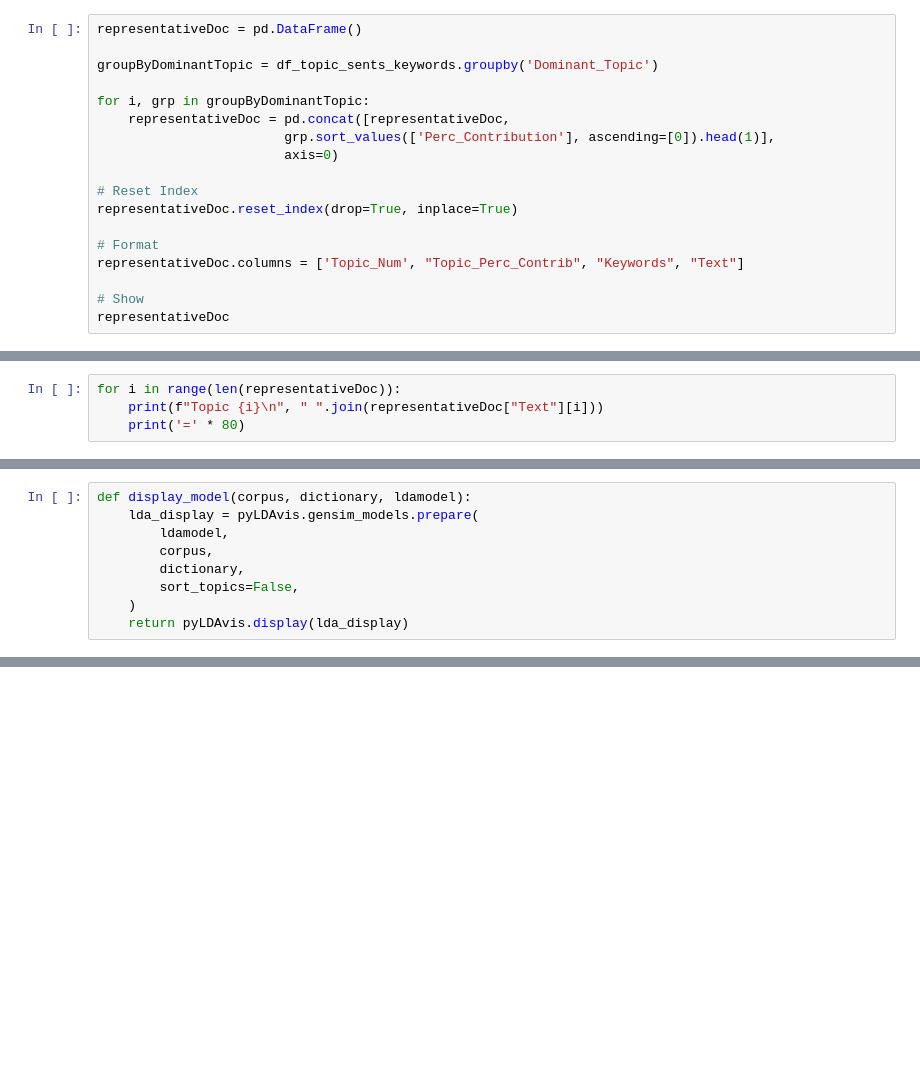
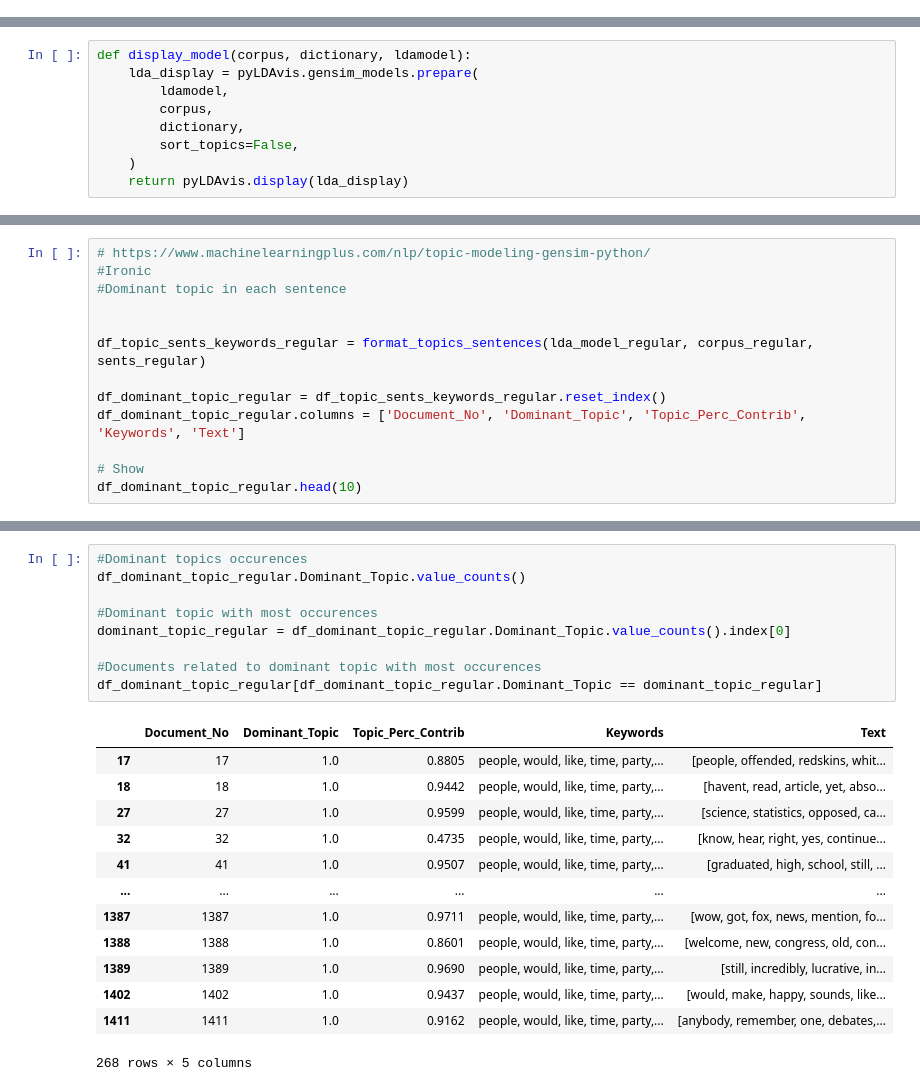
Before and after one commit to andrekwr/Exploratory-Analysis-Ironic-Sentences, a Jupyter notebook: main.ipynb, the cells around one changed output, grey strips where cells are left out. Drawn from its saved outputs; the diff is of its cells as text; blank space fills up the shorter version.

```diff
--- a/main.ipynb
+++ b/main.ipynb
@@ -184,18 +134,0 @@ df_dominant_topic.head(10)
-# %%
-representativeDoc = pd.DataFrame()
-
-groupByDominantTopic = df_topic_sents_keywords.groupby('Dominant_Topic')
-
-for i, grp in groupByDominantTopic:
-    representativeDoc = pd.concat([representativeDoc,
-                        grp.sort_values(['Perc_Contribution'], ascending=[0]).head(1)],
-                        axis=0)
-
-# Reset Index
-representativeDoc.reset_index(drop=True, inplace=True)
-
-# Format
-representativeDoc.columns = ['Topic_Num', "Topic_Perc_Contrib", "Keywords", "Text"]
-
-# Show
-representativeDoc
@@ -210,4 +134,0 @@ representativeDoc
-# %%
-for i in range(len(representativeDoc)):
-    print(f"Topic {i}\n", " ".join(representativeDoc["Text"][i]))
-    print('=' * 80)
@@ -271,0 +343,13 @@ display_model(corpus_regular, dictionary_regular, lda_model_regular)
+# %%
+# https://www.machinelearningplus.com/nlp/topic-modeling-gensim-python/
+#Ironic
+#Dominant topic in each sentence
+
+
+df_topic_sents_keywords_regular = format_topics_sentences(lda_model_regular, corpus_regular, sents_regular)
+
+df_dominant_topic_regular = df_topic_sents_keywords_regular.reset_index()
+df_dominant_topic_regular.columns = ['Document_No', 'Dominant_Topic', 'Topic_Perc_Contrib', 'Keywords', 'Text']
+
+# Show
+df_dominant_topic_regular.head(10)
@@ -271,0 +368,23 @@ display_model(corpus_regular, dictionary_regular, lda_model_regular)
+# %%
+#Dominant topics occurences
+df_dominant_topic_regular.Dominant_Topic.value_counts()
+
+#Dominant topic with most occurences
+dominant_topic_regular = df_dominant_topic_regular.Dominant_Topic.value_counts().index[0]
+
+#Documents related to dominant topic with most occurences
+df_dominant_topic_regular[df_dominant_topic_regular.Dominant_Topic == dominant_topic_regular]
+# %% [output]
+|  | Document_No | Dominant_Topic | Topic_Perc_Contrib | Keywords | Text |
+| 17 | 17 | 1.0 | 0.8805 | people, would, like, time, party,... | [people, offended, redskins, whit... |
+| 18 | 18 | 1.0 | 0.9442 | people, would, like, time, party,... | [havent, read, article, yet, abso... |
+| 27 | 27 | 1.0 | 0.9599 | people, would, like, time, party,... | [science, statistics, opposed, ca... |
+| 32 | 32 | 1.0 | 0.4735 | people, would, like, time, party,... | [know, hear, right, yes, continue... |
+| 41 | 41 | 1.0 | 0.9507 | people, would, like, time, party,... | [graduated, high, school, still, ... |
+| ... | ... | ... | ... | ... | ... |
+| 1387 | 1387 | 1.0 | 0.9711 | people, would, like, time, party,... | [wow, got, fox, news, mention, fo... |
+| 1388 | 1388 | 1.0 | 0.8601 | people, would, like, time, party,... | [welcome, new, congress, old, con... |
+| 1389 | 1389 | 1.0 | 0.9690 | people, would, like, time, party,... | [still, incredibly, lucrative, in... |
+| 1402 | 1402 | 1.0 | 0.9437 | people, would, like, time, party,... | [would, make, happy, sounds, like... |
+| 1411 | 1411 | 1.0 | 0.9162 | people, would, like, time, party,... | [anybody, remember, one, debates,... |
+268 rows × 5 columns
```
Also changed, not shown: parts of 31 cells of this notebook.
